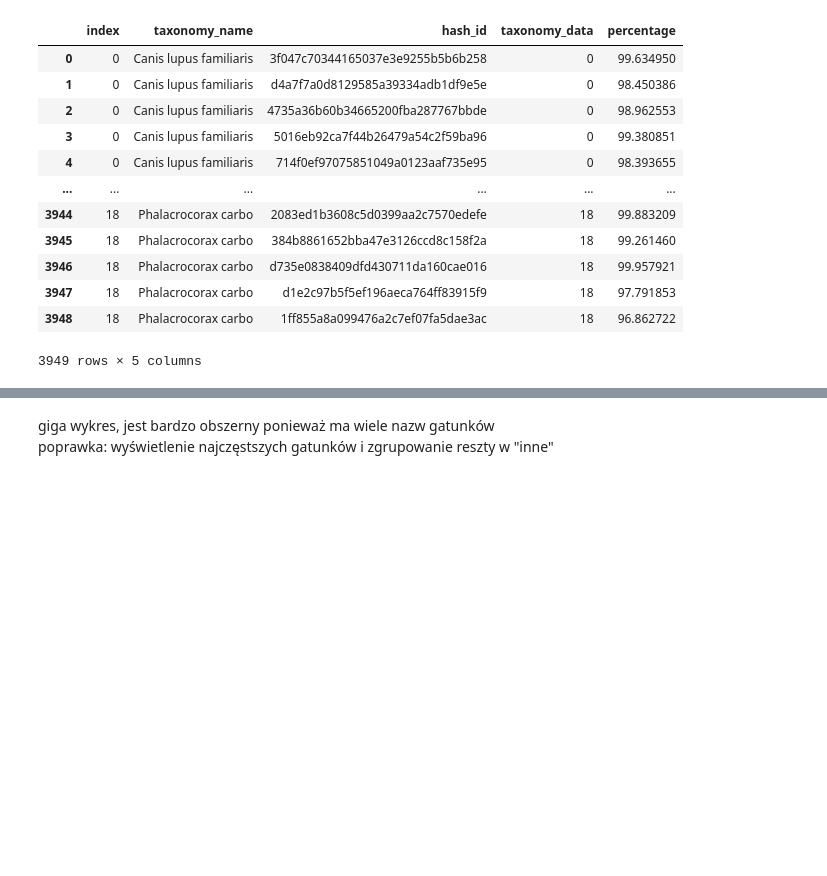
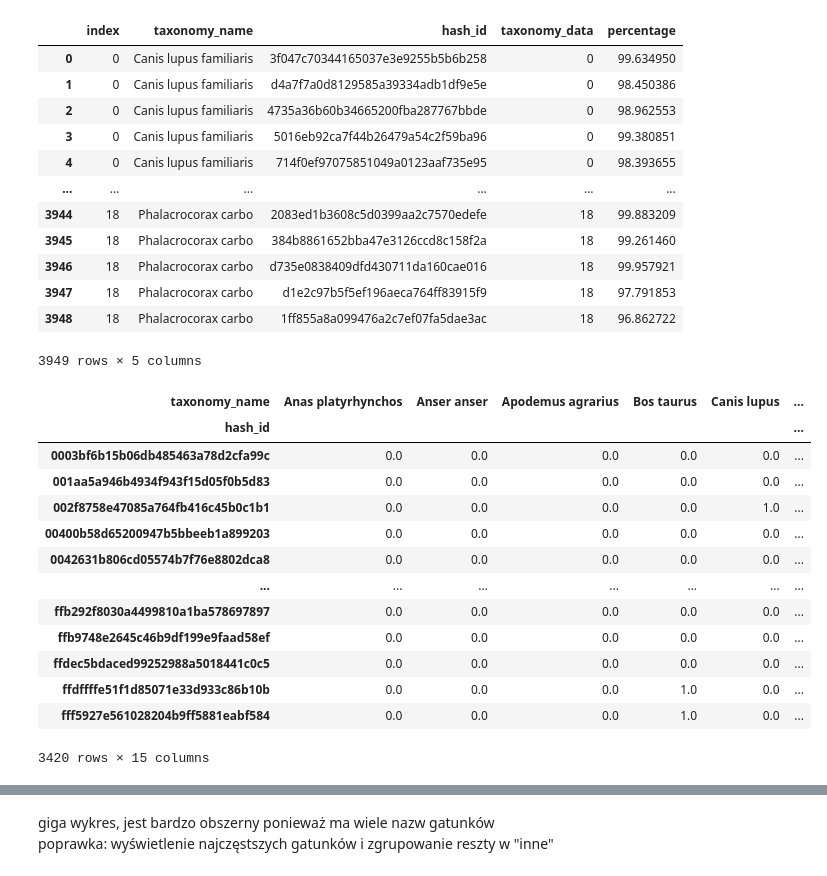
Before and after one commit to ligusoliwia/podstawy_programowania, a Jupyter notebook: SEM2/moduły_python/prace_domowe/pandas_2.ipynb, the cells around one changed output, grey strips where cells are left out. Cells and saved outputs as stored; diff of their text form; code cells hidden in the pictures; blank space fills up the shorter version.

```diff
--- a/SEM2/moduły_python/prace_domowe/pandas_2.ipynb
+++ b/SEM2/moduły_python/prace_domowe/pandas_2.ipynb
@@ -556 +561,18 @@ tax_sweep = tax_full[tax_full["percentage"] > 97]
+# %%
+matrix_norm
+# %% [output]
+| taxonomy_name | Anas platyrhynchos | Anser anser | Apodemus agrarius | Bos taurus | Canis lupus | ... |
+| hash_id |  |  |  |  |  | ... |
+| 0003bf6b15b06db485463a78d2cfa99c | 0.0 | 0.0 | 0.0 | 0.0 | 0.0 | ... |
+| 001aa5a946b4934f943f15d05f0b5d83 | 0.0 | 0.0 | 0.0 | 0.0 | 0.0 | ... |
+| 002f8758e47085a764fb416c45b0c1b1 | 0.0 | 0.0 | 0.0 | 0.0 | 1.0 | ... |
+| 00400b58d65200947b5bbeeb1a899203 | 0.0 | 0.0 | 0.0 | 0.0 | 0.0 | ... |
+| 0042631b806cd05574b7f76e8802dca8 | 0.0 | 0.0 | 0.0 | 0.0 | 0.0 | ... |
+| ... | ... | ... | ... | ... | ... | ... |
+| ffb292f8030a4499810a1ba578697897 | 0.0 | 0.0 | 0.0 | 0.0 | 0.0 | ... |
+| ffb9748e2645c46b9df199e9faad58ef | 0.0 | 0.0 | 0.0 | 0.0 | 0.0 | ... |
+| ffdec5bdaced99252988a5018441c0c5 | 0.0 | 0.0 | 0.0 | 0.0 | 0.0 | ... |
+| ffdffffe51f1d85071e33d933c86b10b | 0.0 | 0.0 | 0.0 | 1.0 | 0.0 | ... |
+| fff5927e561028204b9ff5881eabf584 | 0.0 | 0.0 | 0.0 | 1.0 | 0.0 | ... |
+3420 rows × 15 columns
 # %%
```
Also changed, not shown: parts of 9 cells of this notebook, 1 other file.
